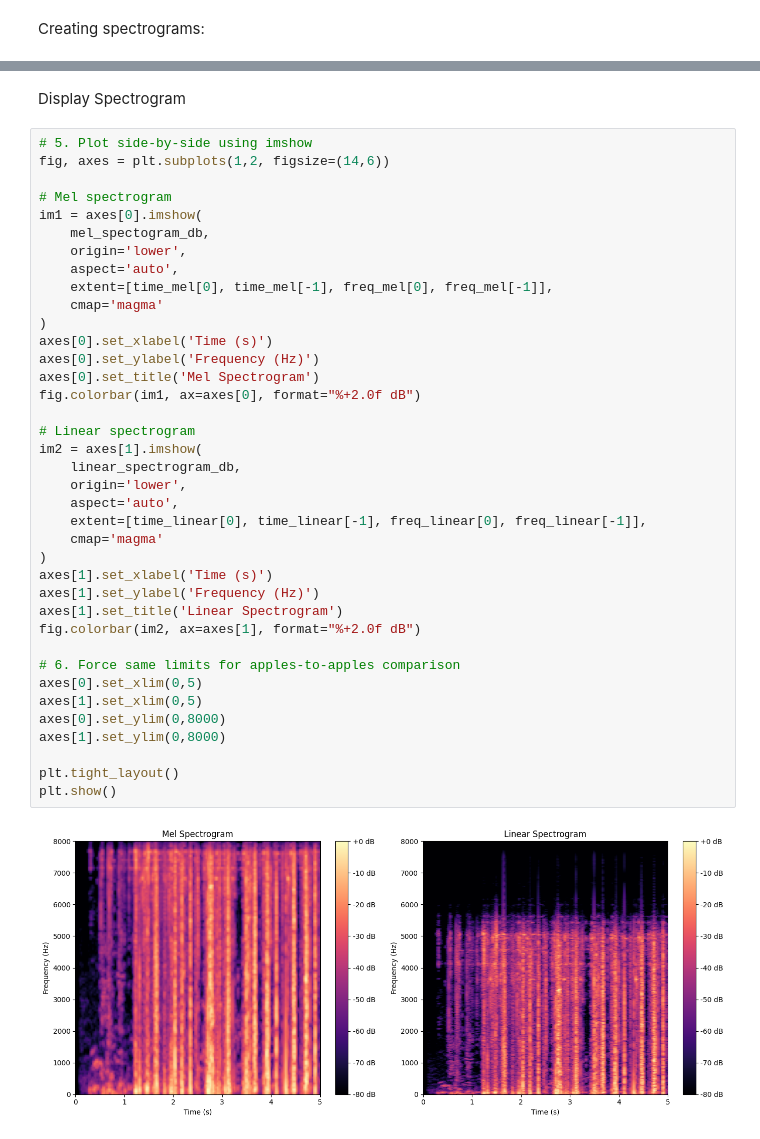
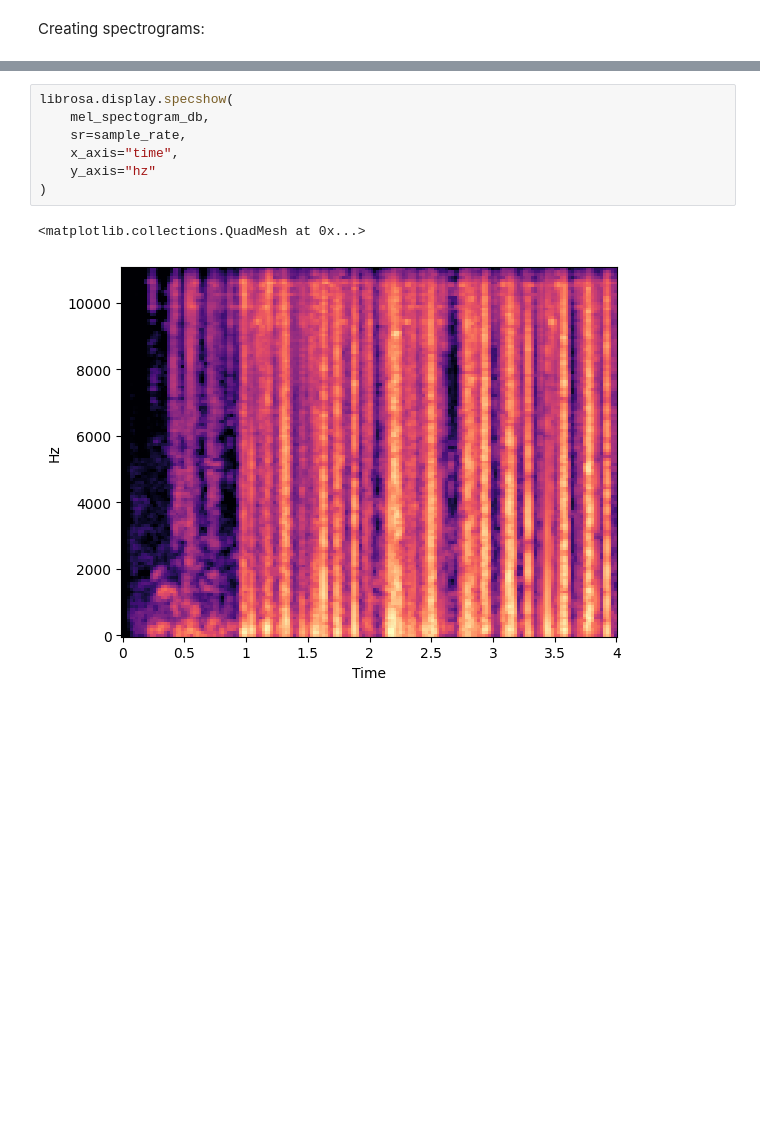
Before and after one commit to pedmur/AIS7, a Jupyter notebook: Haakons_testfolder/generating_model.ipynb, the cells around one changed output, grey strips where cells are left out. Saved outputs shown, nothing was run; the diff lists cells and outputs as text; blank space fills up the shorter version.

Commit message:
updated spectrogram display code

```diff
--- a/Haakons_testfolder/generating_model.ipynb
+++ b/Haakons_testfolder/generating_model.ipynb
@@ -71,42 +60,10 @@ freq_linear = np.linspace(0, 8000, linear_spectrogram_db.shape[0])
-# %% [markdown]
-Display Spectrogram
-# %%
-# 5. Plot side-by-side using imshow
-fig, axes = plt.subplots(1,2, figsize=(14,6))
-
-# Mel spectrogram
-im1 = axes[0].imshow(
-    mel_spectogram_db,
-    origin='lower',
-    aspect='auto',
-    extent=[time_mel[0], time_mel[-1], freq_mel[0], freq_mel[-1]],
-    cmap='magma'
-)
-axes[0].set_xlabel('Time (s)')
-axes[0].set_ylabel('Frequency (Hz)')
-axes[0].set_title('Mel Spectrogram')
-fig.colorbar(im1, ax=axes[0], format="%+2.0f dB")
-
-# Linear spectrogram
-im2 = axes[1].imshow(
-    linear_spectrogram_db,
-    origin='lower',
-    aspect='auto',
-    extent=[time_linear[0], time_linear[-1], freq_linear[0], freq_linear[-1]],
-    cmap='magma'
-)
-axes[1].set_xlabel('Time (s)')
-axes[1].set_ylabel('Frequency (Hz)')
-axes[1].set_title('Linear Spectrogram')
-fig.colorbar(im2, ax=axes[1], format="%+2.0f dB")
-
-# 6. Force same limits for apples-to-apples comparison
-axes[0].set_xlim(0,5)
-axes[1].set_xlim(0,5)
-axes[0].set_ylim(0,8000)
-axes[1].set_ylim(0,8000)
-
-plt.tight_layout()
-plt.show()
-# %% [output]
-[figure, removed]
+# %%
+librosa.display.specshow(
+    mel_spectogram_db,
+    sr=sample_rate,
+    x_axis="time",
+    y_axis="hz"
+)
+# %% [output]
+<matplotlib.collections.QuadMesh at 0x...>
+[figure, added]
```
Also changed, not shown: parts of 3 cells of this notebook.
